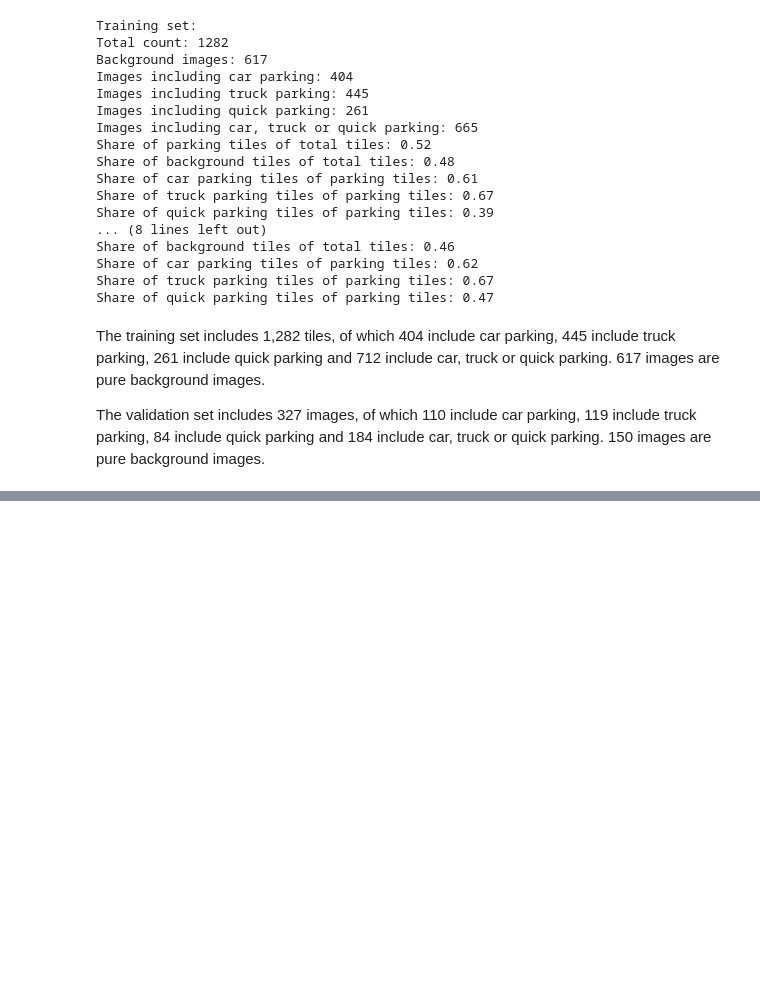
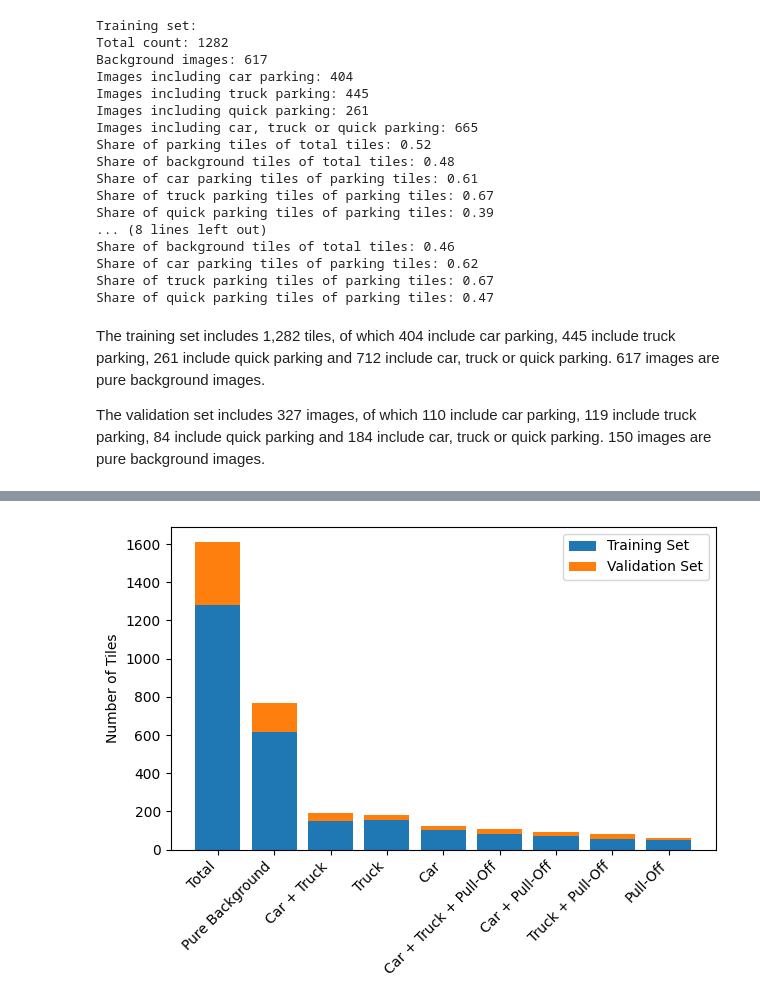
Before and after one commit to benedikt-korbach/remote-sensing-of-parking-areas, a Jupyter notebook: 03_create_masks/03b_create_train_val.ipynb, the cells around one changed output, grey strips where cells are left out. Cells and saved outputs as stored; diff of their text form; code cells hidden in the pictures; blank space fills up the shorter version.

```diff
--- a/03_create_masks/03b_create_train_val.ipynb
+++ b/03_create_masks/03b_create_train_val.ipynb
@@ -571,0 +483,19 @@ The validation set includes 327 images, of which 110 include car parking, 119 in
+# %%
+x = np.arange(len(labels))  # the label locations
+
+fig, ax = plt.subplots()
+rects1 = ax.bar(x, train_counts, label='Training Set')
+rects2 = ax.bar(x, val_counts, bottom=train_counts, label='Validation Set')
+
+# Add some text for labels, title, and custom x-axis tick labels, etc.
+ax.set_ylabel('Number of Tiles')
+#ax.set_title('Distribution of Tile Combinations across Datasets')
+ax.set_xticks(x)
+ax.set_xticklabels(labels, rotation=45, ha='right')
+ax.legend()
+
+fig.tight_layout()
+
+plt.show()
+# %% [output]
+[figure, added]
```
Also changed, not shown: parts of 11 cells of this notebook, 9 other files.
